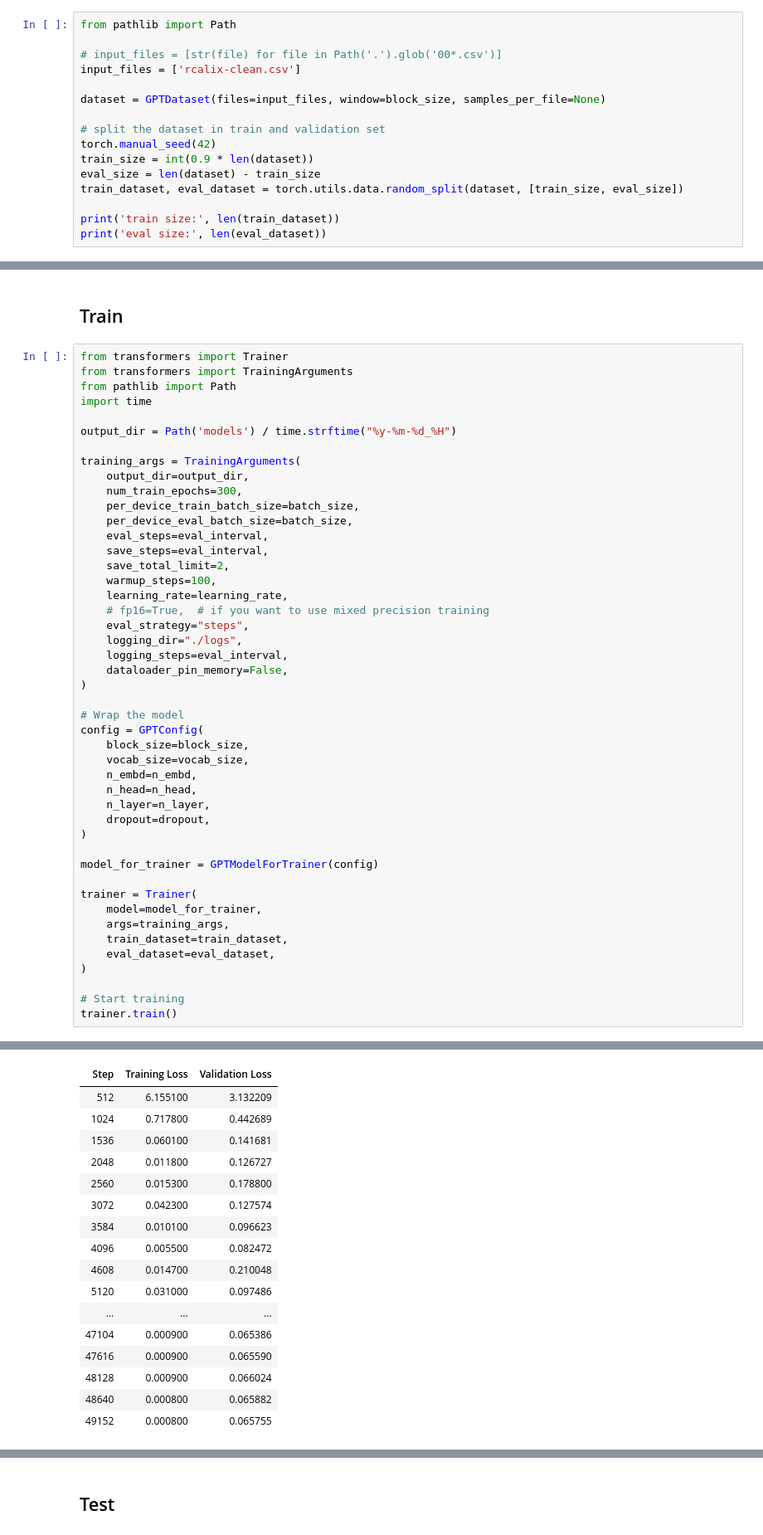
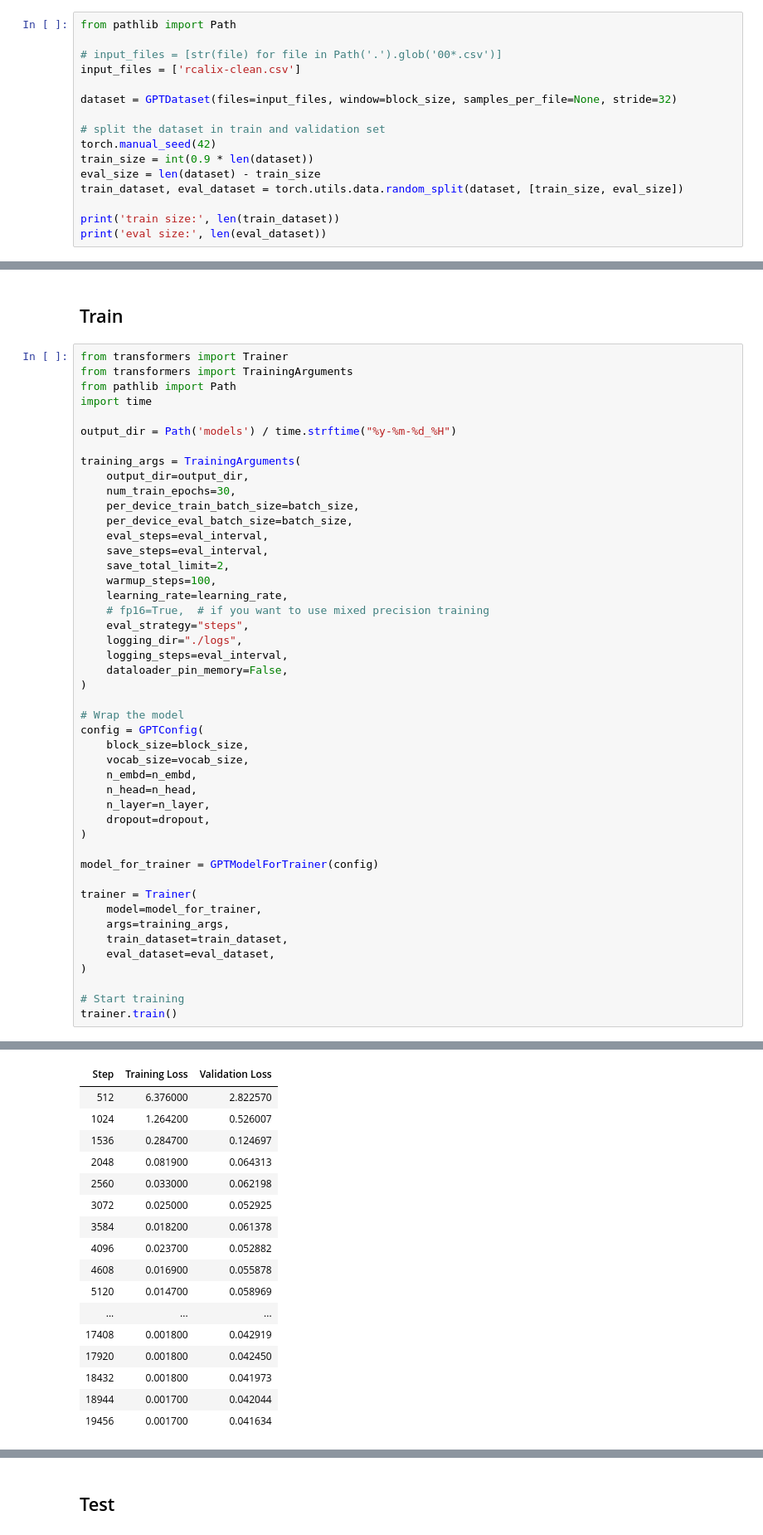
Before and after one commit to JoeyShapiro/GPT-Scratch-TimeSeries, a Jupyter notebook: gpt-timeseries.ipynb, the cells around one changed output, grey strips where cells are left out. Shown at 83% size. Cells and saved outputs as stored; diff of their text form.

```diff
--- a/gpt-timeseries.ipynb
+++ b/gpt-timeseries.ipynb
@@ -391,7 +391,7 @@ from pathlib import Path
 # input_files = [str(file) for file in Path('.').glob('00*.csv')]
 input_files = ['rcalix-clean.csv']
 
-dataset = GPTDataset(files=input_files, window=block_size, samples_per_file=None)
+dataset = GPTDataset(files=input_files, window=block_size, samples_per_file=None, stride=32)
 
 # split the dataset in train and validation set
 torch.manual_seed(42)
@@ -417,7 +417,7 @@ output_dir = Path('models') / time.strftime("%y-%m-%d_%H")
 
 training_args = TrainingArguments(
     output_dir=output_dir,
-    num_train_epochs=300,
+    num_train_epochs=30,
     per_device_train_batch_size=batch_size,
     per_device_eval_batch_size=batch_size,
     eval_steps=eval_interval,
@@ -458,17 +458,17 @@ trainer.train()
 | Step | Training Loss | Validation Loss |
-| 512 | 6.155100 | 3.132209 |
-| 1024 | 0.717800 | 0.442689 |
-| 1536 | 0.060100 | 0.141681 |
-| 2048 | 0.011800 | 0.126727 |
-| 2560 | 0.015300 | 0.178800 |
-| 3072 | 0.042300 | 0.127574 |
-| 3584 | 0.010100 | 0.096623 |
-| 4096 | 0.005500 | 0.082472 |
-| 4608 | 0.014700 | 0.210048 |
-| 5120 | 0.031000 | 0.097486 |
+| 512 | 6.376000 | 2.822570 |
+| 1024 | 1.264200 | 0.526007 |
+| 1536 | 0.284700 | 0.124697 |
+| 2048 | 0.081900 | 0.064313 |
+| 2560 | 0.033000 | 0.062198 |
+| 3072 | 0.025000 | 0.052925 |
+| 3584 | 0.018200 | 0.061378 |
+| 4096 | 0.023700 | 0.052882 |
+| 4608 | 0.016900 | 0.055878 |
+| 5120 | 0.014700 | 0.058969 |
 | ... | ... | ... |
-| 47104 | 0.000900 | 0.065386 |
-| 47616 | 0.000900 | 0.065590 |
-| 48128 | 0.000900 | 0.066024 |
-| 48640 | 0.000800 | 0.065882 |
-| 49152 | 0.000800 | 0.065755 |
+| 17408 | 0.001800 | 0.042919 |
+| 17920 | 0.001800 | 0.042450 |
+| 18432 | 0.001800 | 0.041973 |
+| 18944 | 0.001700 | 0.042044 |
+| 19456 | 0.001700 | 0.041634 |
```
Also changed, not shown: parts of 9 cells of this notebook, 1 other file.
